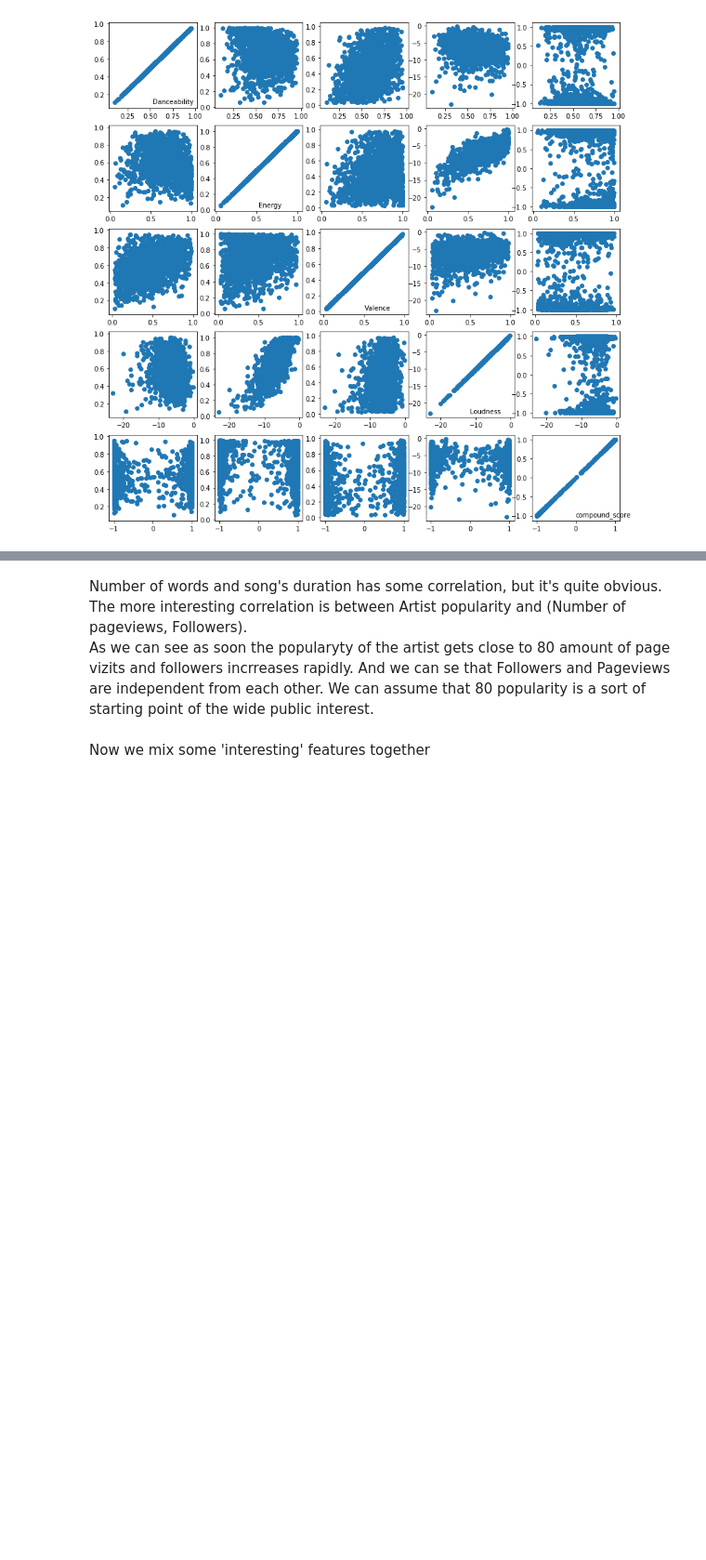
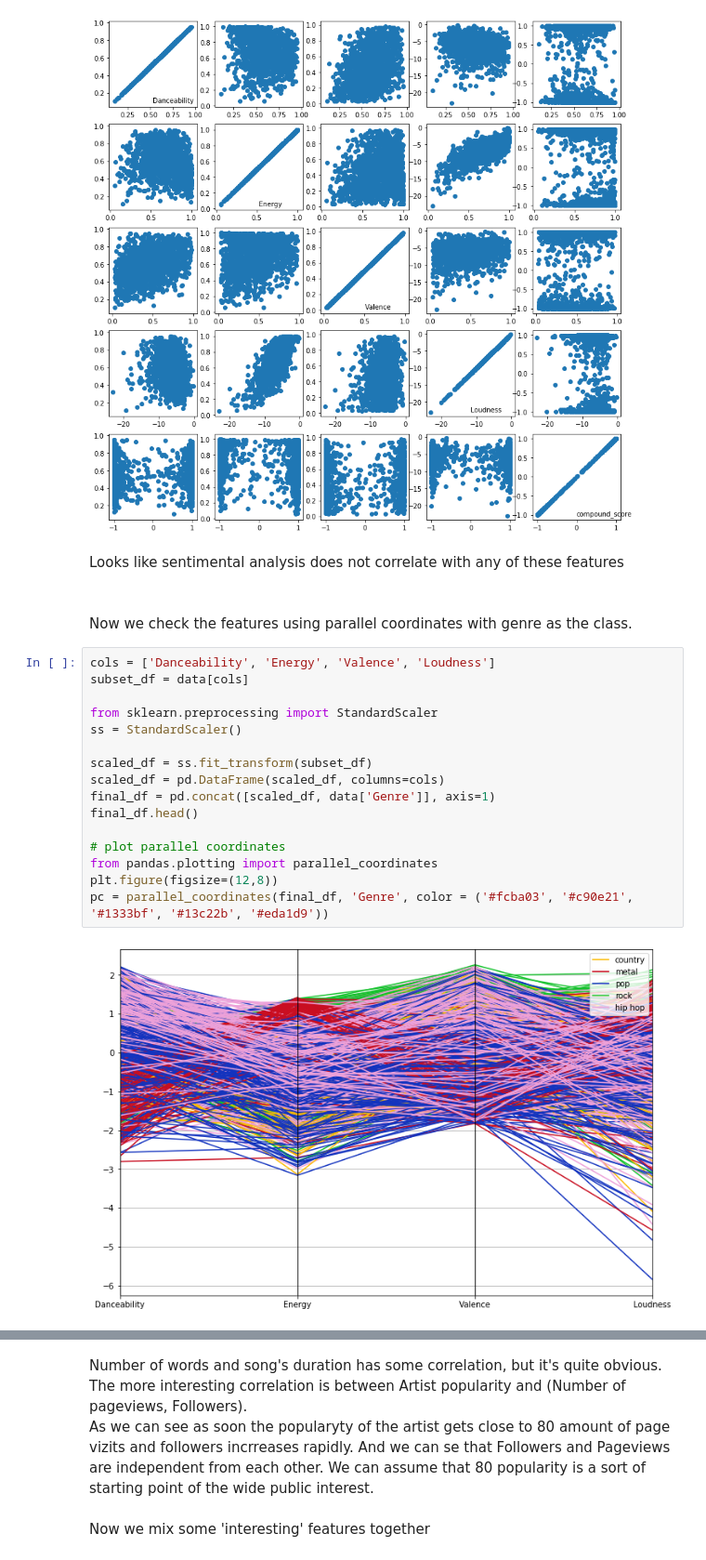
Before and after one commit to ccamp032/Music-Mood-Analysis, a Jupyter notebook: Phase_2_data_analysis/LyricDataset_Fin.ipynb, the cells around one changed output, grey strips where cells are left out. Shown at 93% size. Cells and saved outputs as stored; diff of their text form; blank space fills up the shorter version.

```diff
--- a/Phase_2_data_analysis/LyricDataset_Fin.ipynb
+++ b/Phase_2_data_analysis/LyricDataset_Fin.ipynb
@@ -417,3 +396,26 @@ for i in range(25):
         plt.annotate(data_names[x], xy=(0.5, 0.05), xycoords='axes fraction')
 # %% [output]
 [figure]
+# %% [markdown]
+Looks like sentimental analysis does not correlate with any of these features<br>
+# %% [markdown]
+<br>
+Now we check the features using parallel coordinates with genre as the class.
+# %%
+cols = ['Danceability', 'Energy', 'Valence', 'Loudness']
+subset_df = data[cols]
+
+from sklearn.preprocessing import StandardScaler
+ss = StandardScaler()
+
+scaled_df = ss.fit_transform(subset_df)
+scaled_df = pd.DataFrame(scaled_df, columns=cols)
+final_df = pd.concat([scaled_df, data['Genre']], axis=1)
+final_df.head()
+
+# plot parallel coordinates
+from pandas.plotting import parallel_coordinates
+plt.figure(figsize=(12,8))
+pc = parallel_coordinates(final_df, 'Genre', color = ('#fcba03', '#c90e21', '#1333bf', '#13c22b', '#eda1d9'))
+# %% [output]
+[figure, added]
```
Also changed, not shown: parts of 21 cells of this notebook.
